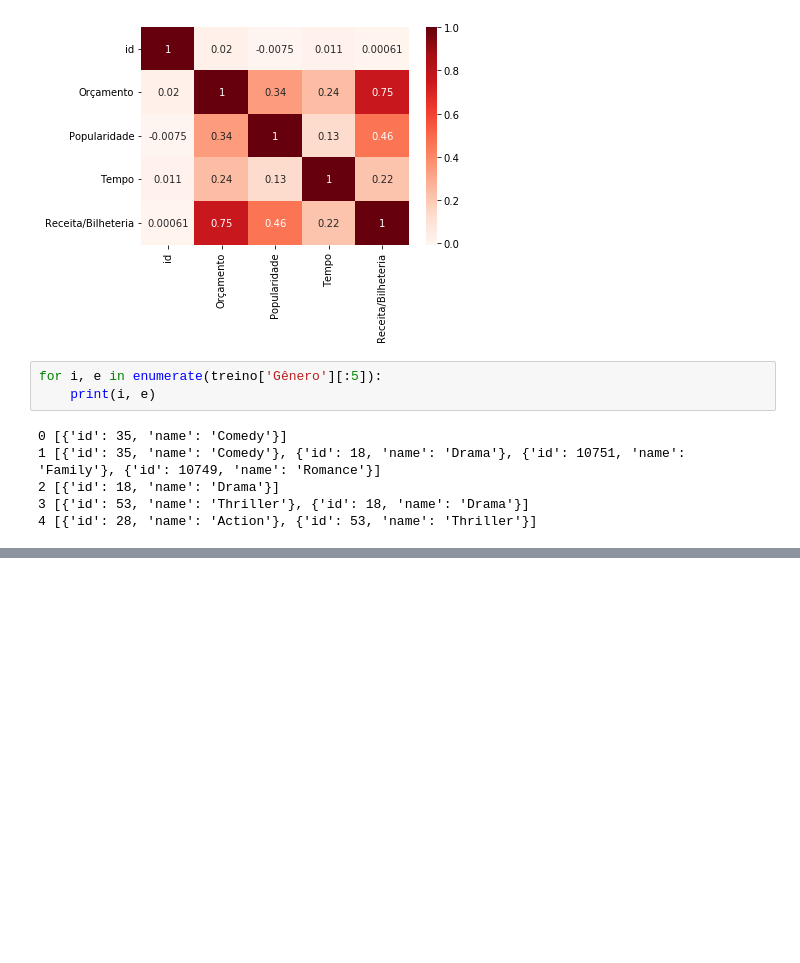
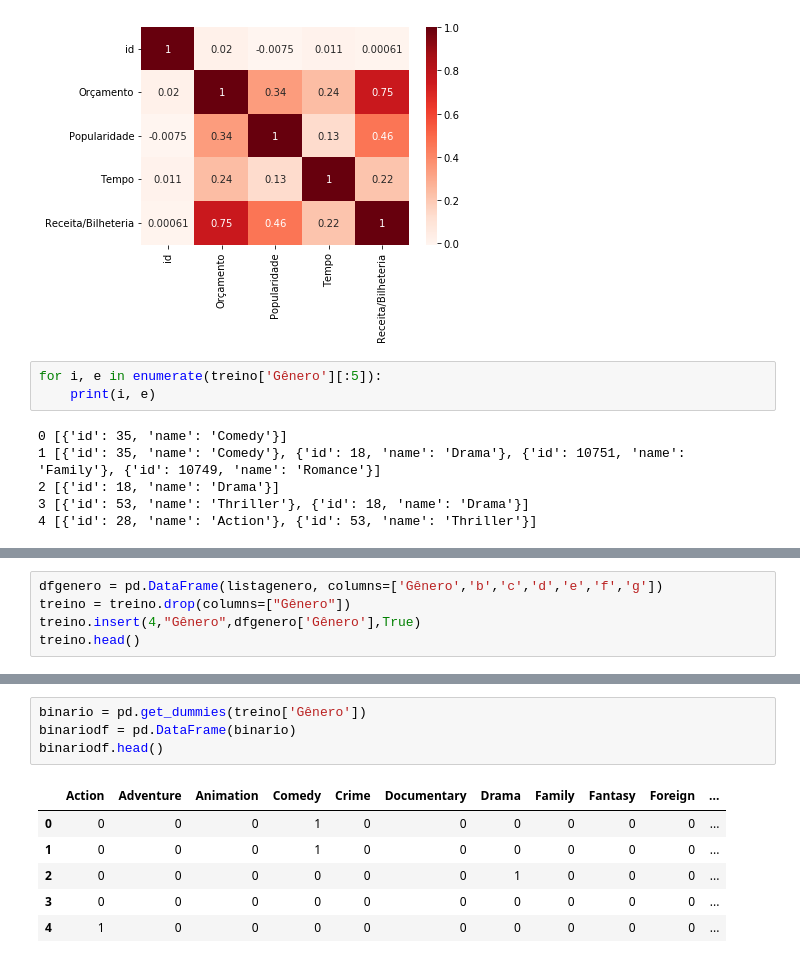
Before and after one commit to wagaojr/TrabalhoFinal-LingProg21.2, a Jupyter notebook: main.ipynb, the cells around one changed output, grey strips where cells are left out. Saved outputs shown, nothing was run; the diff lists cells and outputs as text; blank space fills up the shorter version.

```diff
--- a/main.ipynb
+++ b/main.ipynb
@@ -143,0 +187,5 @@ for i, e in enumerate(treino['Gênero'][:5]):
+# %%
+dfgenero = pd.DataFrame(listagenero, columns=['Gênero','b','c','d','e','f','g'])
+treino = treino.drop(columns=["Gênero"])
+treino.insert(4,"Gênero",dfgenero['Gênero'],True)
+treino.head()
@@ -143,0 +199,11 @@ for i, e in enumerate(treino['Gênero'][:5]):
+# %%
+binario = pd.get_dummies(treino['Gênero'])
+binariodf = pd.DataFrame(binario)
+binariodf.head()
+# %% [output]
+|  | Action | Adventure | Animation | Comedy | Crime | Documentary | Drama | Family | Fantasy | Foreign | ... |
+| 0 | 0 | 0 | 0 | 1 | 0 | 0 | 0 | 0 | 0 | 0 | ... |
+| 1 | 0 | 0 | 0 | 1 | 0 | 0 | 0 | 0 | 0 | 0 | ... |
+| 2 | 0 | 0 | 0 | 0 | 0 | 0 | 1 | 0 | 0 | 0 | ... |
+| 3 | 0 | 0 | 0 | 0 | 0 | 0 | 0 | 0 | 0 | 0 | ... |
+| 4 | 1 | 0 | 0 | 0 | 0 | 0 | 0 | 0 | 0 | 0 | ... |
```
Also changed, not shown: parts of 11 cells of this notebook.
